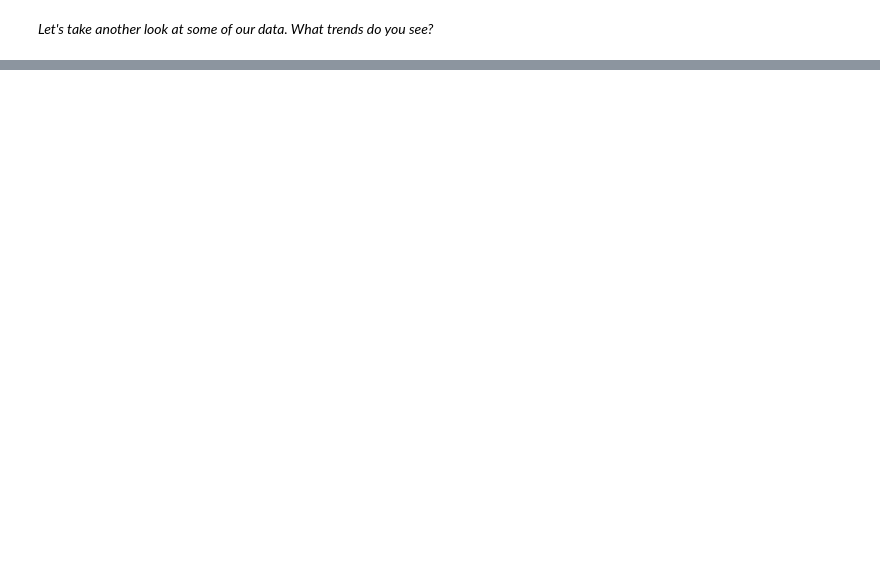
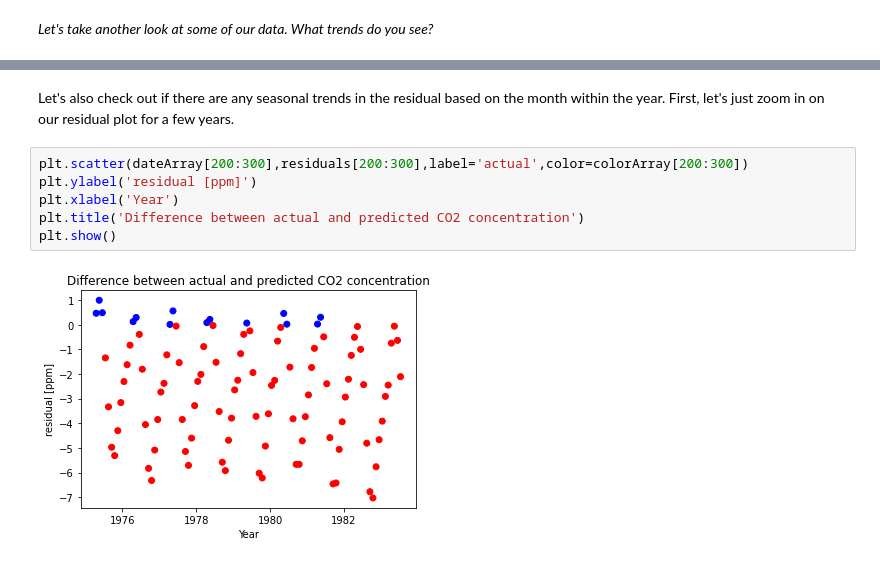
Before and after one commit to eileenrmartin/introClimateDataSci, a Jupyter notebook: intermediate_climate_data_analysis.ipynb, the cells around one changed output, grey strips where cells are left out. Cells and saved outputs as stored; diff of their text form; blank space fills up the shorter version.

```diff
--- a/intermediate_climate_data_analysis.ipynb
+++ b/intermediate_climate_data_analysis.ipynb
@@ -105,0 +276,10 @@ plt.show()
+# %% [markdown]
+Let's also check out if there are any seasonal trends in the residual based on the month within the year. First, let's just zoom in on our residual plot for a few years.
+# %%
+plt.scatter(dateArray[200:300],residuals[200:300],label='actual',color=colorArray[200:300])
+plt.ylabel('residual [ppm]')
+plt.xlabel('Year')
+plt.title('Difference between actual and predicted CO2 concentration')
+plt.show()
+# %% [output]
+[figure, added]
```
Also changed, not shown: parts of 33 cells of this notebook.
